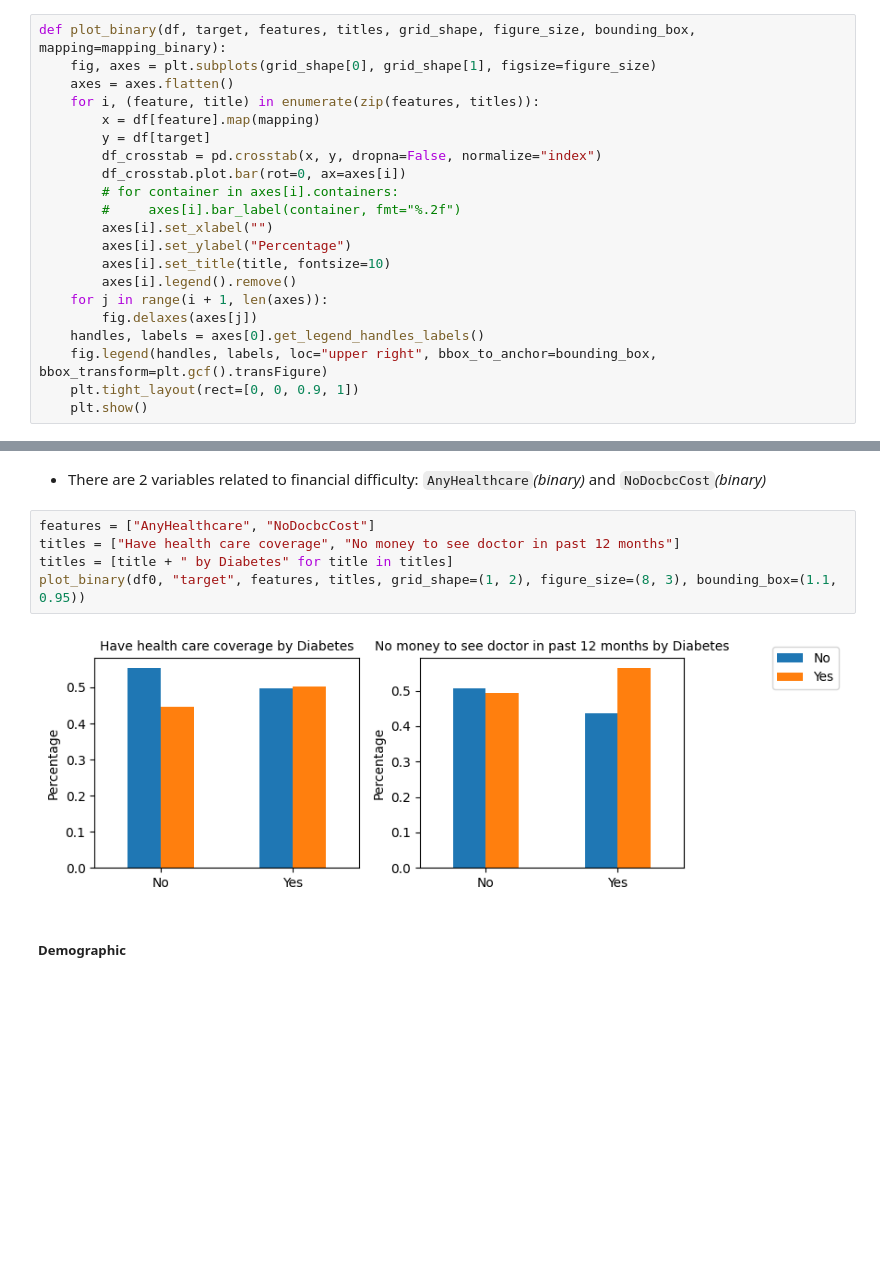
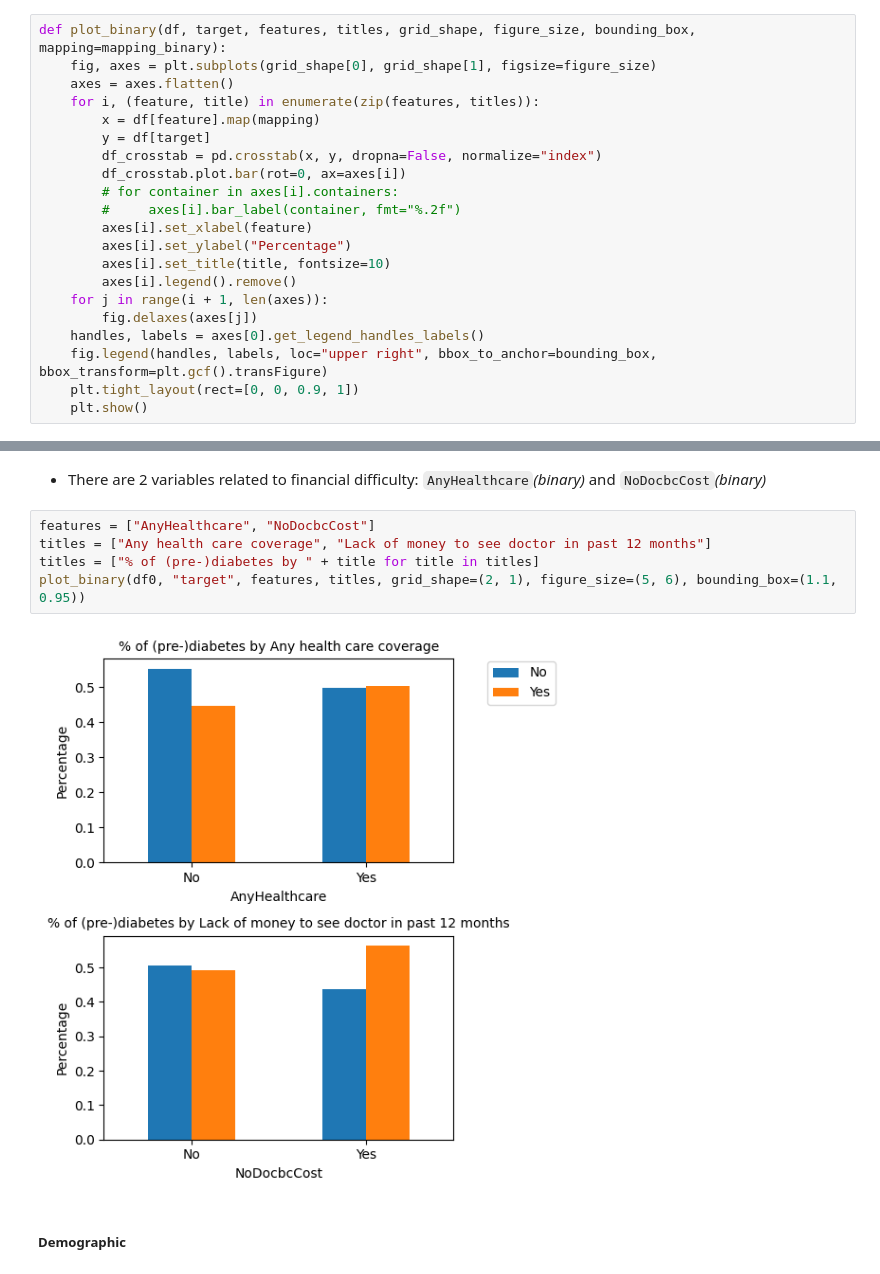
Before and after one commit to wilsonwlc/Diabetes-ML-Analysis, a Jupyter notebook: main.ipynb, the cells around one changed output, grey strips where cells are left out. Cells and saved outputs as stored; diff of their text form; blank space fills up the shorter version.

```diff
--- a/main.ipynb
+++ b/main.ipynb
@@ -191,7 +191,7 @@ def plot_binary(df, target, features, titles, grid_shape, figure_size, bounding_
         df_crosstab.plot.bar(rot=0, ax=axes[i])
         # for container in axes[i].containers:
         #     axes[i].bar_label(container, fmt="%.2f")
-        axes[i].set_xlabel("")
+        axes[i].set_xlabel(feature)
         axes[i].set_ylabel("Percentage")
         axes[i].set_title(title, fontsize=10)
         axes[i].legend().remove()
@@ -369,11 +369,11 @@ plot_binary(df0, "target", features, titles, grid_shape=(2, 3), figure_size=(12,
 * There are 2 variables related to financial difficulty: `AnyHealthcare`_(binary)_ and `NoDocbcCost`_(binary)_
 # %%
 features = ["AnyHealthcare", "NoDocbcCost"]
-titles = ["Have health care coverage", "No money to see doctor in past 12 months"]
-titles = [title + " by Diabetes" for title in titles]
-plot_binary(df0, "target", features, titles, grid_shape=(1, 2), figure_size=(8, 3), bounding_box=(1.1, 0.95))
+titles = ["Any health care coverage", "Lack of money to see doctor in past 12 months"]
+titles = ["% of (pre-)diabetes by " + title for title in titles]
+plot_binary(df0, "target", features, titles, grid_shape=(2, 1), figure_size=(5, 6), bounding_box=(1.1, 0.95))
 # %% [output]
-[figure, old version]
+[figure, new version]
 # %% [markdown]
 ##### Demographic
 # %% [markdown]
```
Also changed, not shown: parts of 8 cells of this notebook.
